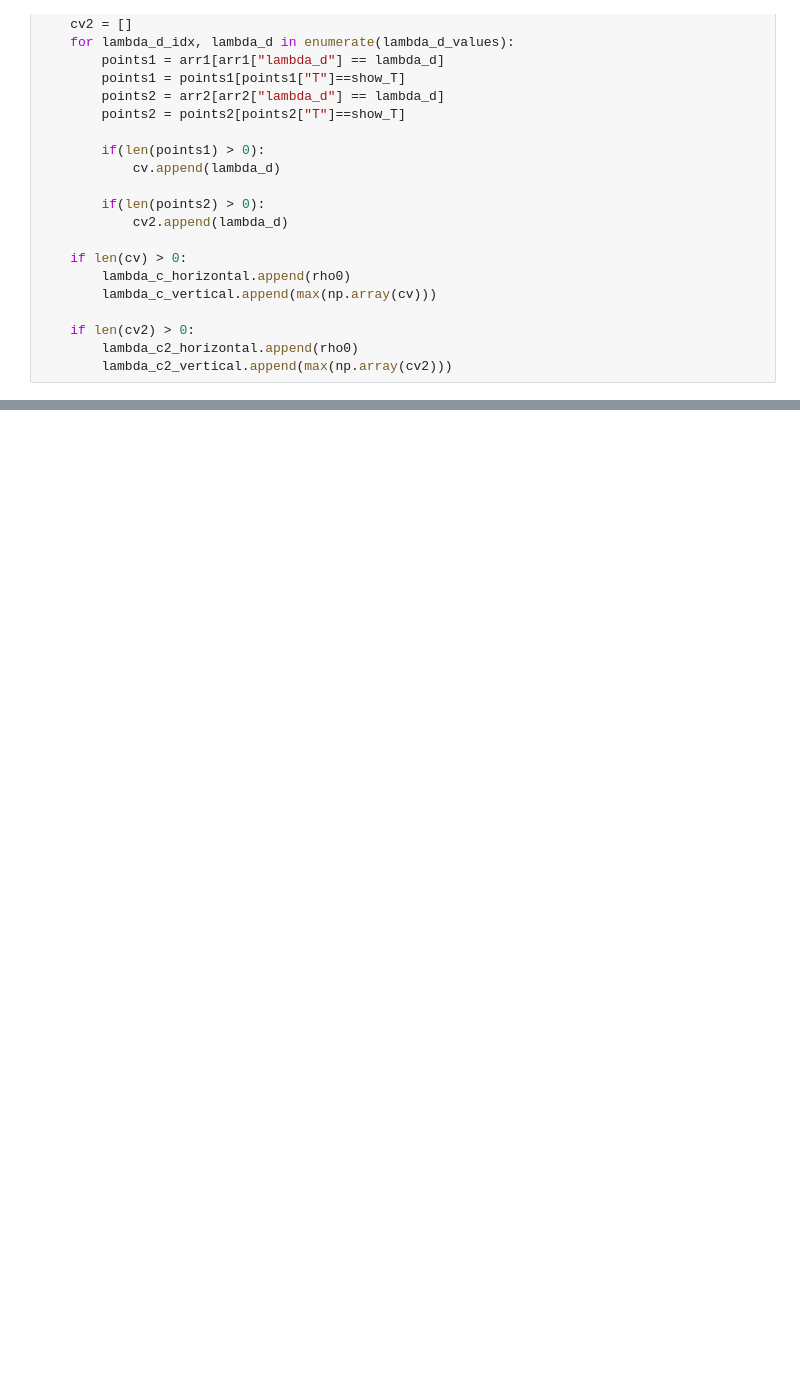
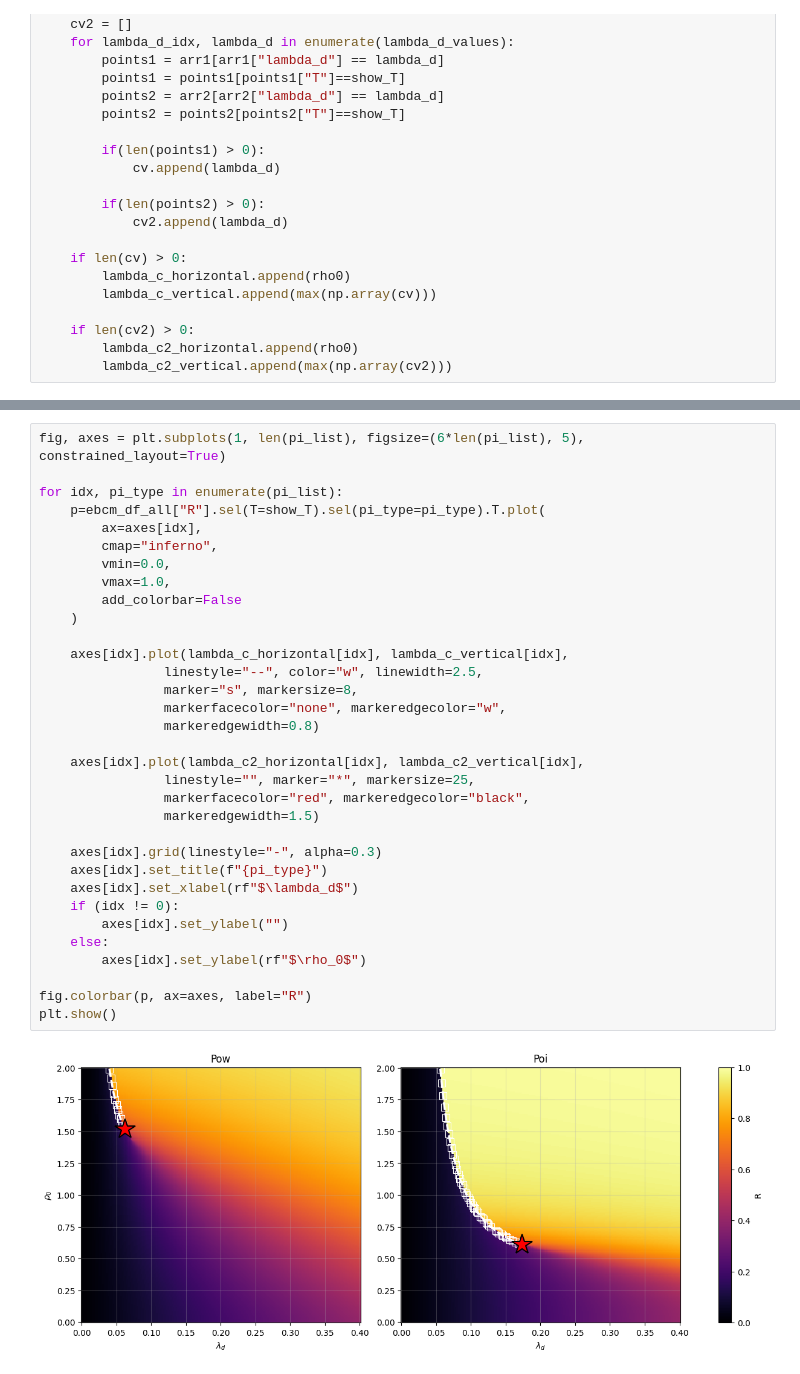
Before and after one commit to Kojirouuuu/directed-network-simulations, a Jupyter notebook: notebooks/EBCM-SAR.ipynb, the cells around one changed output, grey strips where cells are left out. Drawn from its saved outputs; the diff is of its cells as text; blank space fills up the shorter version.

```diff
--- a/notebooks/EBCM-SAR.ipynb
+++ b/notebooks/EBCM-SAR.ipynb
@@ -392,0 +409,35 @@ plt.show()
+# %%
+fig, axes = plt.subplots(1, len(pi_list), figsize=(6*len(pi_list), 5), constrained_layout=True)
+
+for idx, pi_type in enumerate(pi_list):
+    p=ebcm_df_all["R"].sel(T=show_T).sel(pi_type=pi_type).T.plot(
+        ax=axes[idx],
+        cmap="inferno",
+        vmin=0.0,
+        vmax=1.0,
+        add_colorbar=False
+    )
+
+    axes[idx].plot(lambda_c_horizontal[idx], lambda_c_vertical[idx],
+                linestyle="--", color="w", linewidth=2.5,
+                marker="s", markersize=8,
+                markerfacecolor="none", markeredgecolor="w",
+                markeredgewidth=0.8)
+
+    axes[idx].plot(lambda_c2_horizontal[idx], lambda_c2_vertical[idx],
+                linestyle="", marker="*", markersize=25,
+                markerfacecolor="red", markeredgecolor="black",
+                markeredgewidth=1.5)
+
+    axes[idx].grid(linestyle="-", alpha=0.3)
+    axes[idx].set_title(f"{pi_type}")
+    axes[idx].set_xlabel(rf"$\lambda_d$")
+    if (idx != 0):
+        axes[idx].set_ylabel("")
+    else:
+        axes[idx].set_ylabel(rf"$\rho_0$")
+
+fig.colorbar(p, ax=axes, label="R")
+plt.show()
+# %% [output]
+[figure, added]
```
Also changed, not shown: parts of 17 cells of this notebook, 8 other files.
